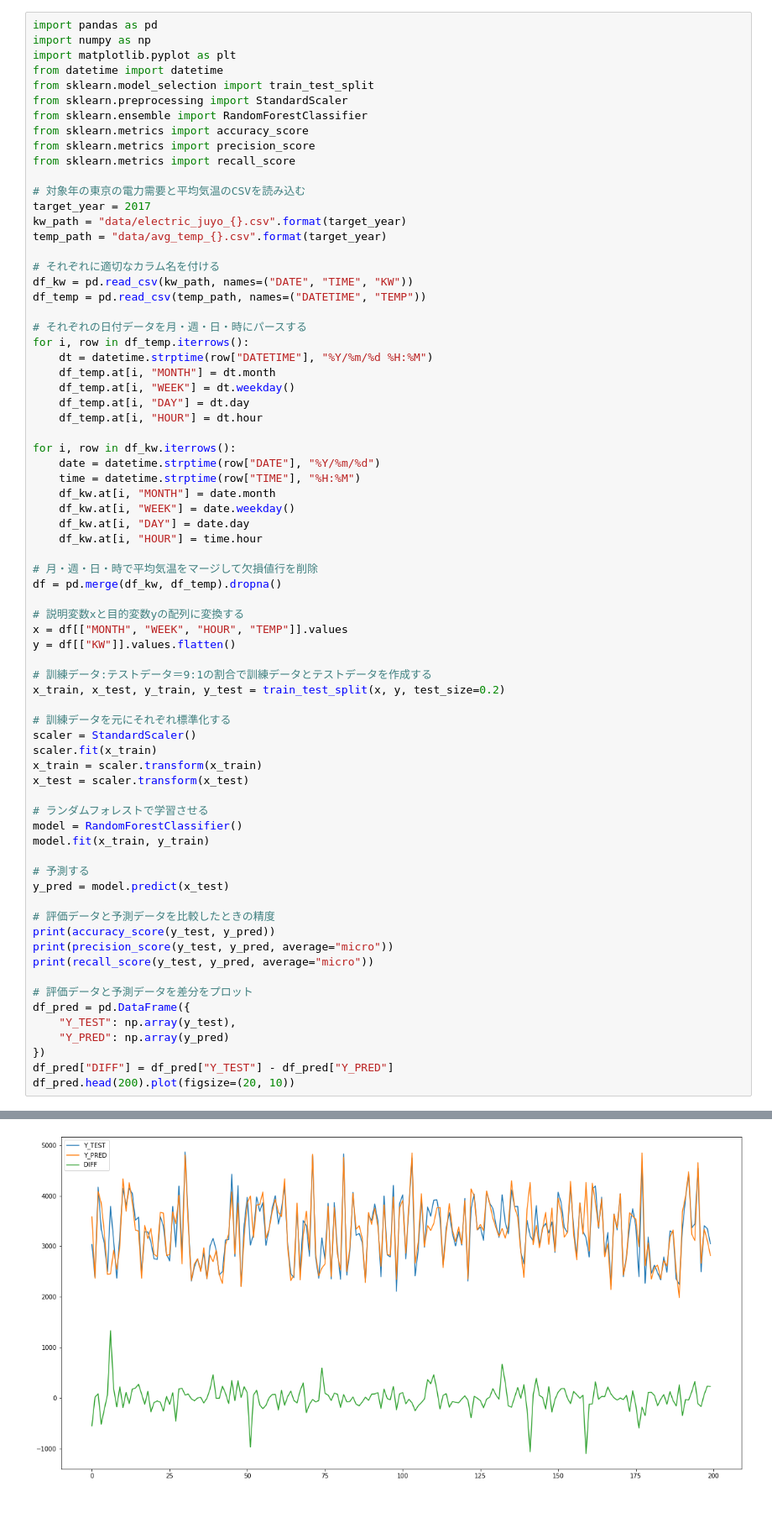
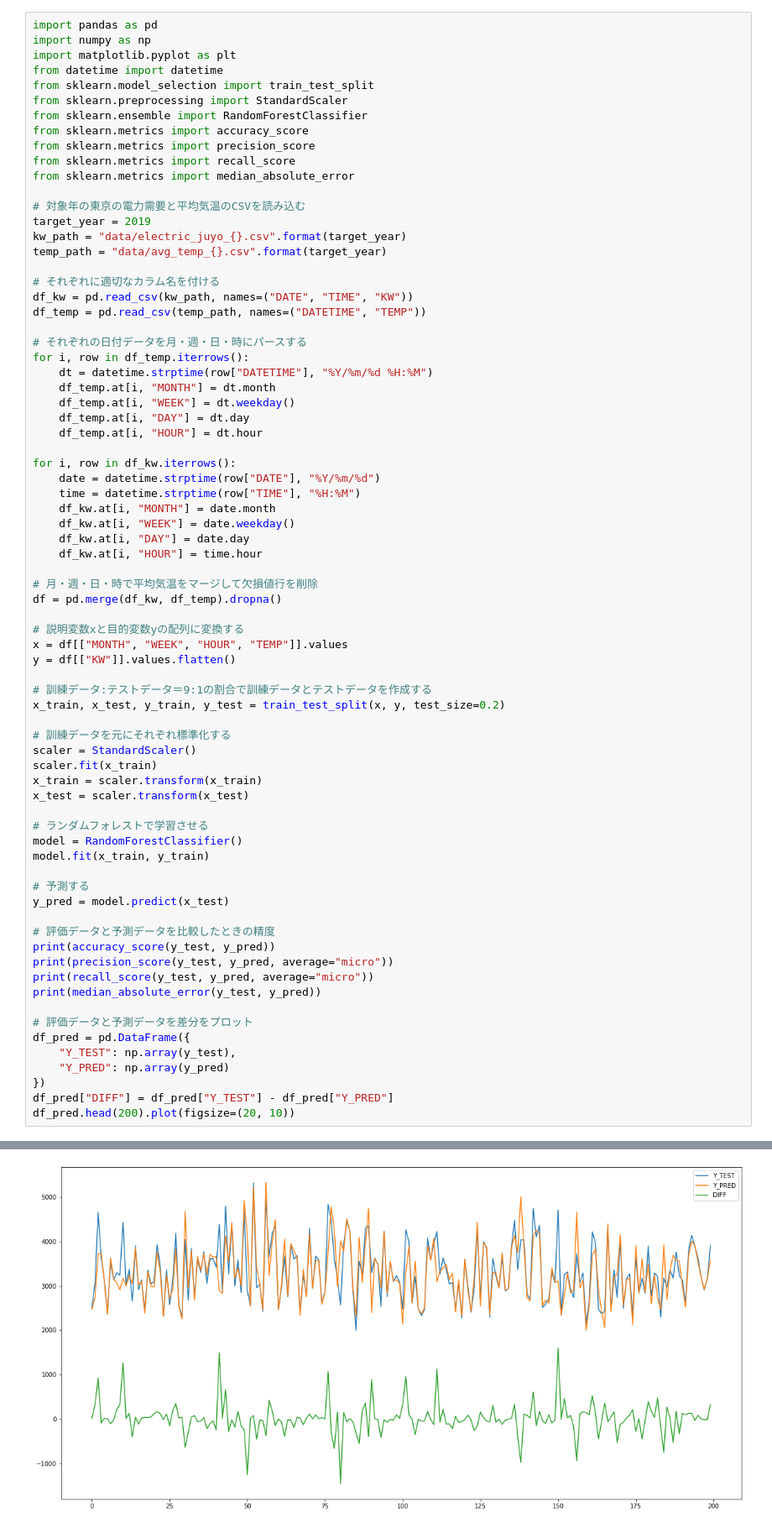
Before and after one commit to yuki-toida/python-jupyter, a Jupyter notebook: power_demand.ipynb, the cells around one changed output, grey strips where cells are left out. Shown: that part at 84% size. Drawn from its saved outputs; the diff is of its cells as text.

```diff
--- a/power_demand.ipynb
+++ b/power_demand.ipynb
@@ -9,9 +9,10 @@ from sklearn.ensemble import RandomForestClassifier
 from sklearn.metrics import accuracy_score
 from sklearn.metrics import precision_score
 from sklearn.metrics import recall_score
+from sklearn.metrics import median_absolute_error
 
 # 対象年の東京の電力需要と平均気温のCSVを読み込む
-target_year = 2017
+target_year = 2019
 kw_path = "data/electric_juyo_{}.csv".format(target_year)
 temp_path = "data/avg_temp_{}.csv".format(target_year)
 
@@ -62,6 +63,7 @@ y_pred = model.predict(x_test)
 print(accuracy_score(y_test, y_pred))
 print(precision_score(y_test, y_pred, average="micro"))
 print(recall_score(y_test, y_pred, average="micro"))
+print(median_absolute_error(y_test, y_pred))
 
 # 評価データと予測データを差分をプロット
 df_pred = pd.DataFrame({
@@ -77,2 +80,2 @@ df_pred.head(200).plot(figsize=(20, 10))
 <AxesSubplot:>
-[figure, old version]
+[figure, new version]
```
Also changed, not shown: parts of 1 cell of this notebook.
